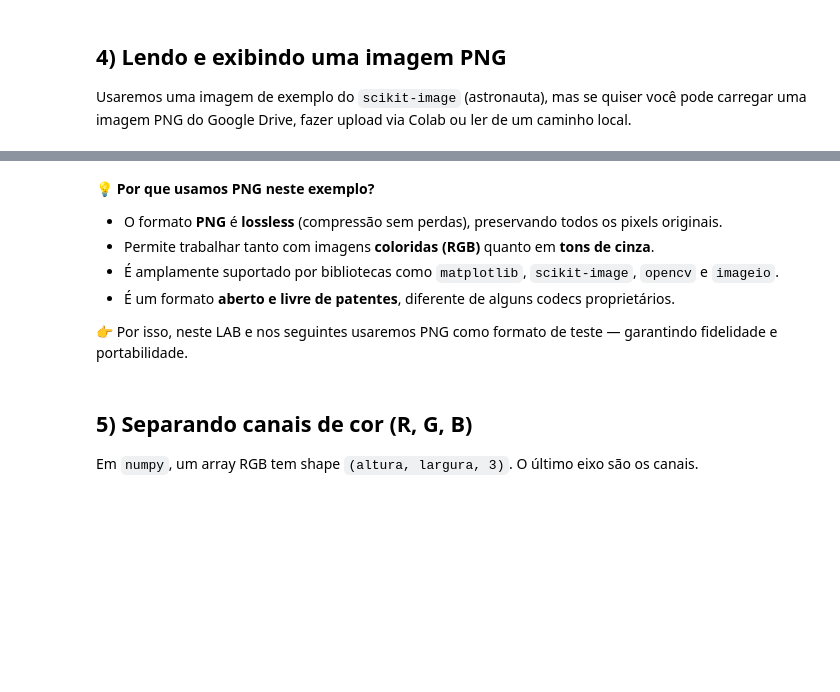
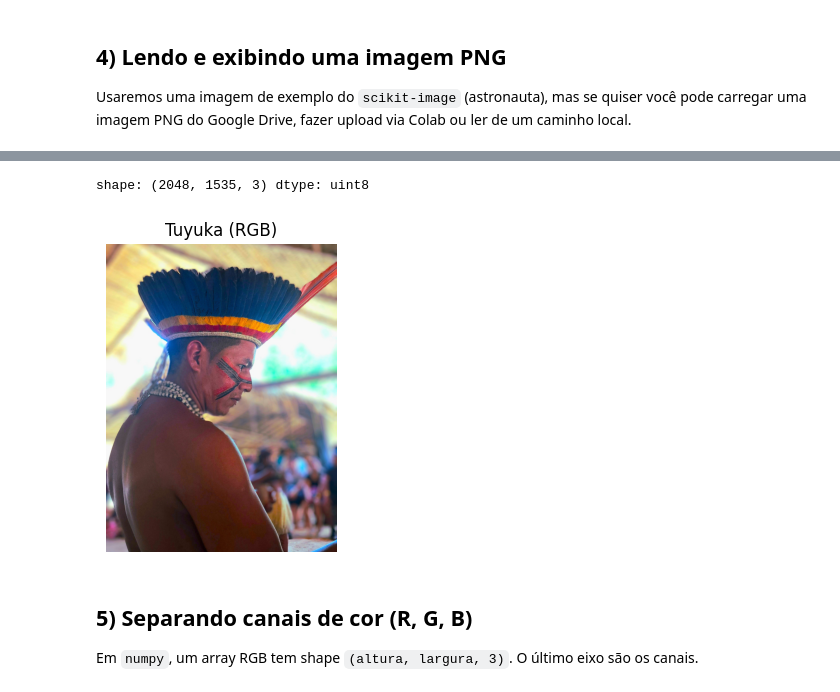
Before and after one commit to guirco/ufpel-pdi, a Jupyter notebook: LAB0_IntroPython.ipynb, the cells around one changed output, grey strips where cells are left out. Cells and saved outputs as stored; diff of their text form; code cells hidden in the pictures; blank space fills up the shorter version.

```diff
--- a/LAB0_IntroPython.ipynb
+++ b/LAB0_IntroPython.ipynb
@@ -112,12 +114,19 @@ shape: (512, 512, 3) dtype: uint8
-# %% [markdown]
-💡 **Por que usamos PNG neste exemplo?**
-
-- O formato **PNG** é **lossless** (compressão sem perdas), preservando todos os pixels originais.
-- Permite trabalhar tanto com imagens **coloridas (RGB)** quanto em **tons de cinza**.
-- É amplamente suportado por bibliotecas como `matplotlib`, `scikit-image`, `opencv` e `imageio`.
-- É um formato **aberto e livre de patentes**, diferente de alguns codecs proprietários.
-
-👉 Por isso, neste LAB e nos seguintes usaremos PNG como formato de teste — garantindo fidelidade e portabilidade.
+# %%
+# Carrega uma imagem de exemplo (colorida, RGB)
+import imageio.v2 as imageio
+url = "https://raw.githubusercontent.com/guirco/ufpel-pdi/main/data/tuyuka.png"
+img2 = imageio.imread(url)
+print("shape:", img2.shape, "dtype:", img2.dtype)
+
+# Exibe com Matplotlib (atenção: imshow espera RGB com valores 0..255 (uint8) ou 0..1 (float))
+plt.figure(figsize=(4,4))
+plt.imshow(img2)
+plt.title("Tuyuka (RGB)")
+plt.axis('off')
+plt.show()
+# %% [output]
+shape: (2048, 1535, 3) dtype: uint8
+[figure, added]
 # %% [markdown]
 ## 5) Separando canais de cor (R, G, B)
 Em `numpy`, um array RGB tem shape `(altura, largura, 3)`. O último eixo são os canais.
```
Also changed, not shown: parts of 8 cells of this notebook.
